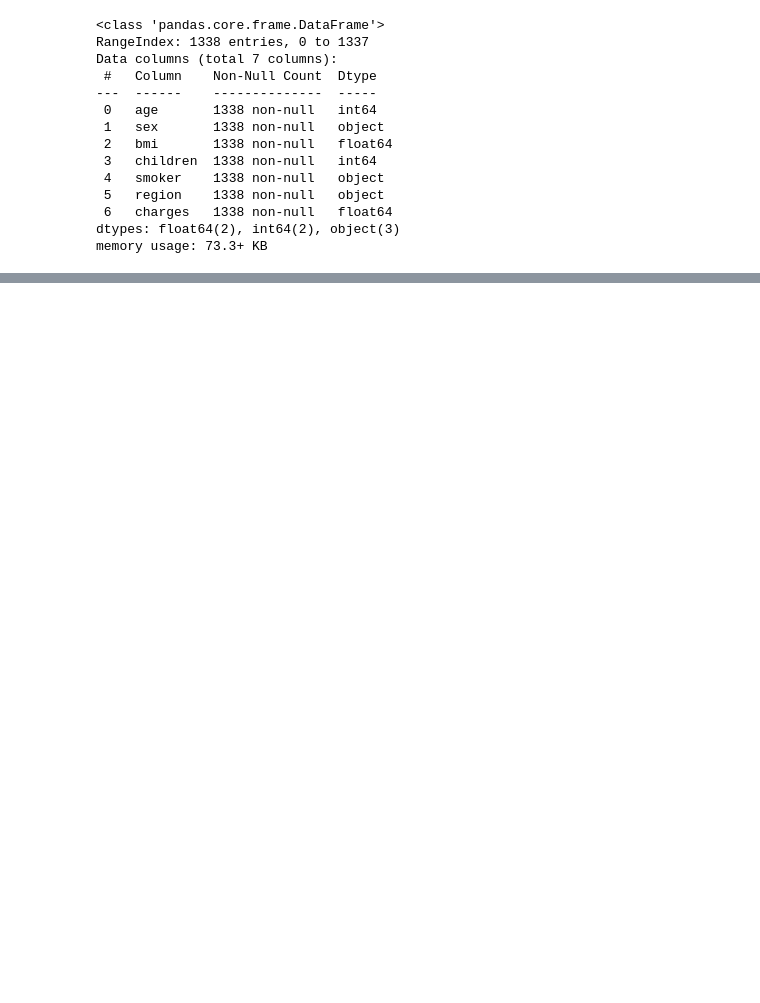
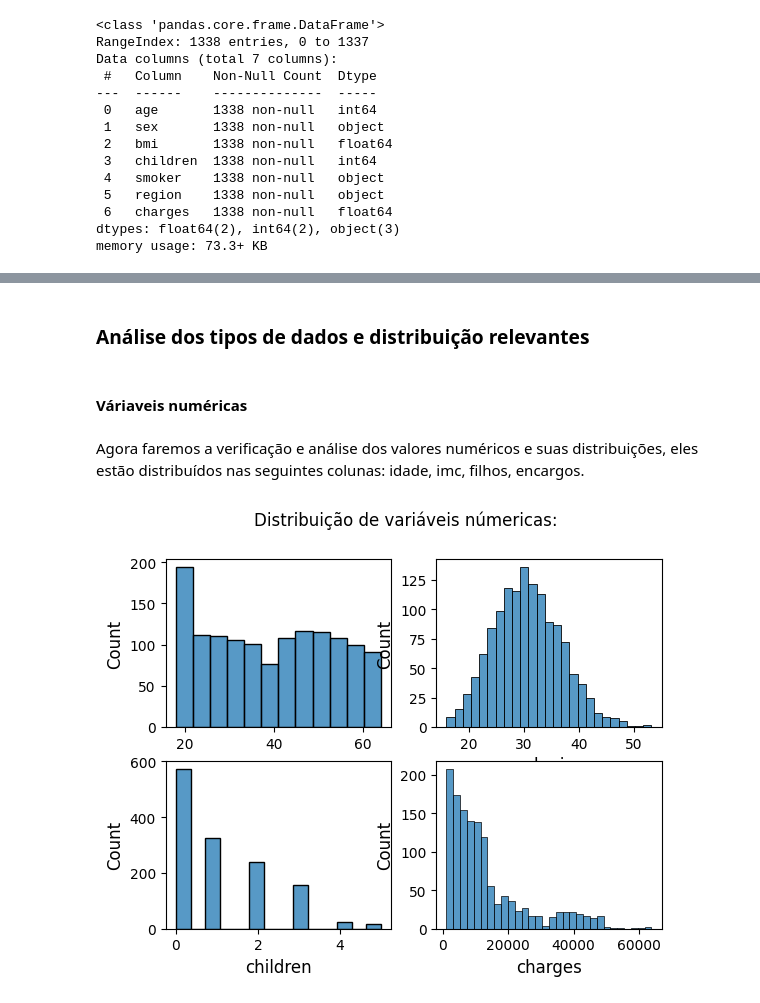
Before and after one commit to lucasfelipecdm/tech-challenge-fase-1, a Jupyter notebook: exploration/data_exploration.ipynb, the cells around one changed output, grey strips where cells are left out. Saved outputs shown, nothing was run; the diff lists cells and outputs as text; code cells hidden in the pictures; blank space fills up the shorter version.

Commit message:
Add more exploration topics for the dataset

```diff
--- a/exploration/data_exploration.ipynb
+++ b/exploration/data_exploration.ipynb
@@ -3,9 +9,26 @@
 # %%
+import matplotlib as mpl
+import matplotlib.pyplot as plt
+%matplotlib inline
+
+import seaborn as sns
 import pandas as pd
+import numpy as np
+import plotly.express as px
+import os
+
+import warnings
+warnings.filterwarnings("ignore")
+
+np.random.seed(42)
+mpl.rc('axes', labelsize=12)
+mpl.rc('xtick', labelsize=10)
+mpl.rc('ytick', labelsize=10)
+plt.figure(figsize=(10,5))
 
 dataset_url = "https://raw.githubusercontent.com/lucasfelipecdm/tech-challenge-fase-1/develop/data/insurance.csv"
 dataset = pd.read_csv(dataset_url)
-dataset.head()
+dataset.head(5)
 # %% [output]
 |  | age | sex | bmi | children | smoker | region | charges |
 | 0 | 19 | female | 27.900 | 0 | yes | southwest | 16884.92400 |
@@ -36,0 +109,24 @@ memory usage: 73.3+ KB
+# %% [markdown]
+### Análise dos tipos de dados e distribuição relevantes
+# %% [markdown]
+#### Váriaveis numéricas
+# %% [markdown]
+Agora faremos a verificação e análise dos valores numéricos e suas distribuições, eles estão distribuídos nas seguintes colunas: idade, imc, filhos, encargos.
+# %%
+plt.suptitle('Distribuição de variáveis numéricas:')
+
+plt.subplot(2,2,1)
+sns.histplot(dataset['age'])
+
+plt.subplot(2,2,2)
+sns.histplot(dataset['bmi'])
+
+plt.subplot(2,2,3)
+sns.histplot(dataset['children'])
+
+plt.subplot(2,2,4)
+sns.histplot(dataset['charges'])
+
+plt.show()
+# %% [output]
+[figure, added]
```
Also changed, not shown: parts of 26 cells of this notebook.
